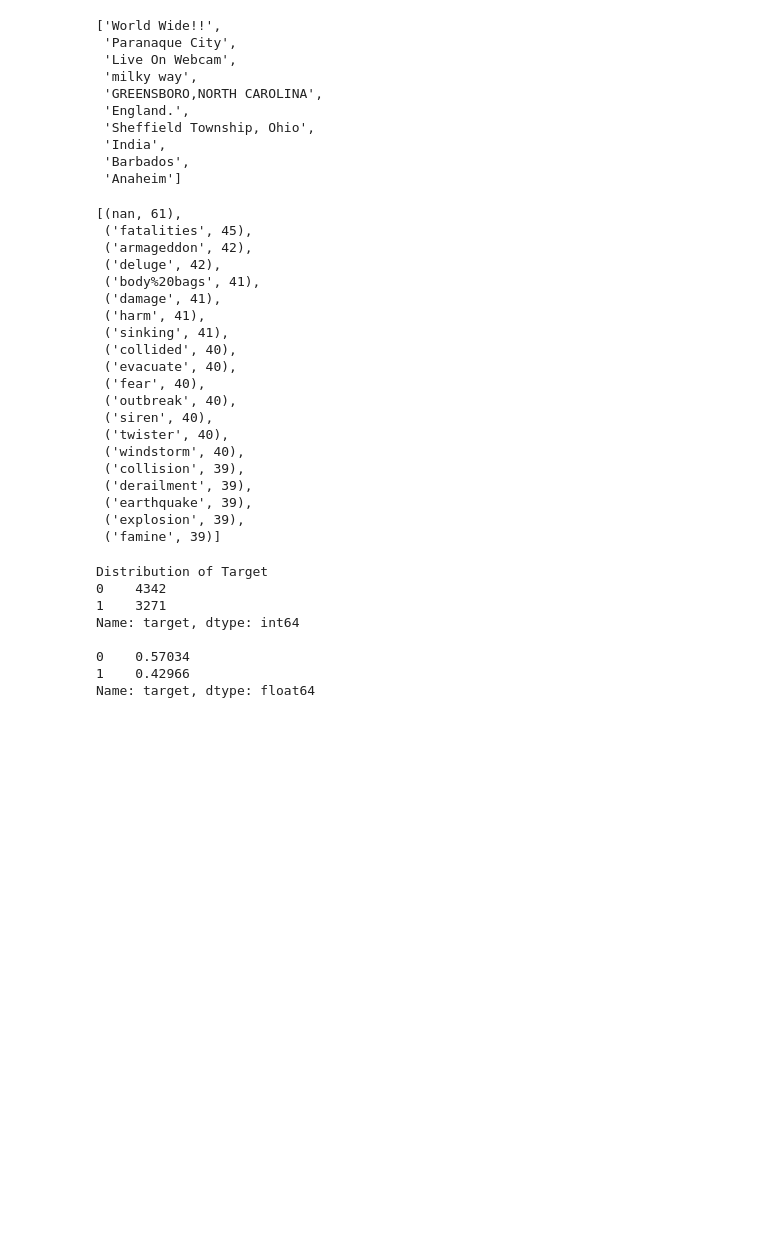
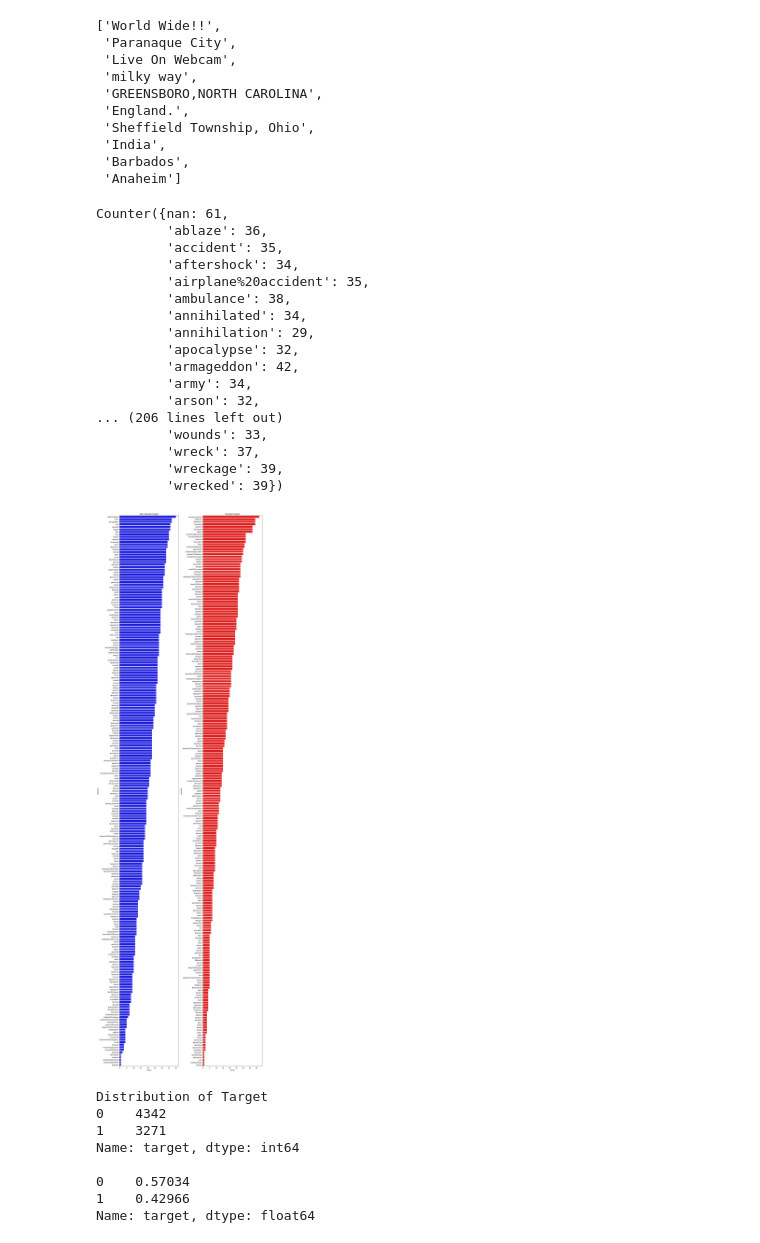
Before and after one commit to zshoorbajee/FlatironProject4, a Jupyter notebook: index.ipynb, the cells around one changed output. Cells and saved outputs as stored; diff of their text form; code cells hidden in the pictures; blank space fills up the shorter version.

Commit message:
start to visualize

```diff
--- a/index.ipynb
+++ b/index.ipynb
@@ -85,25 +87,22 @@ Sample of some of the location values
  'Barbados',
  'Anaheim']
 # %%
-Counter(df['keyword']).most_common(20)
+Counter(df['keyword'])
 # %% [output]
-[(nan, 61),
- ('fatalities', 45),
- ('armageddon', 42),
- ('deluge', 42),
- ('body%20bags', 41),
- ('damage', 41),
- ('harm', 41),
- ('sinking', 41),
- ('collided', 40),
- ('evacuate', 40),
- ('fear', 40),
- ('outbreak', 40),
- ('siren', 40),
- ('twister', 40),
- ('windstorm', 40),
- ('collision', 39),
- ('derailment', 39),
- ('earthquake', 39),
- ('explosion', 39),
- ('famine', 39)]
+Counter({nan: 61,
+         'ablaze': 36,
+         'accident': 35,
+         'aftershock': 34,
+         'airplane%20accident': 35,
+         'ambulance': 38,
+         'annihilated': 34,
+         'annihilation': 29,
+         'apocalypse': 32,
+         'armageddon': 42,
+         'army': 34,
+         'arson': 32,
+... (206 lines left out)
+         'wounds': 33,
+         'wreck': 37,
+         'wreckage': 39,
+         'wrecked': 39})
@@ -110,3 +113,39 @@ Counter(df['keyword']).most_common(20)
+# %%
+df['keyword'] = df['keyword'].fillna('missing_keyword')
+# %%
+df['keyword_count_0'] = \
+    df['keyword'].apply(
+        lambda x: Counter(df['keyword'][df['target'] == 0])[x]
+        )
+df['keyword_count_1'] = \
+    df['keyword'].apply(
+        lambda x: Counter(df['keyword'][df['target'] == 1])[x]
+        )
+# %%
+fig, axes = plt.subplots(ncols=2, figsize=(15, 50))
+
+sns.countplot(
+    y=df[df['target']==0].sort_values(
+        by='keyword_count_0', ascending=False
+        )['keyword'],
+    color='blue',
+    ax=axes[0]
+    )
+sns.countplot(
+    y=df[df['target']==1].sort_values(
+        by='keyword_count_1', ascending=False
+        )['keyword'],
+    color='red',
+    ax=axes[1]
+    )
+
+axes[0].set_title('Non-disaster tweets')
+axes[1].set_title('Disaster tweets')
+
+plt.tight_layout()
+plt.show()
+# %% [output]
+[figure, added]
 # %%
 # Features and Target
 # %%
```
Also changed, not shown: parts of 17 cells of this notebook.
